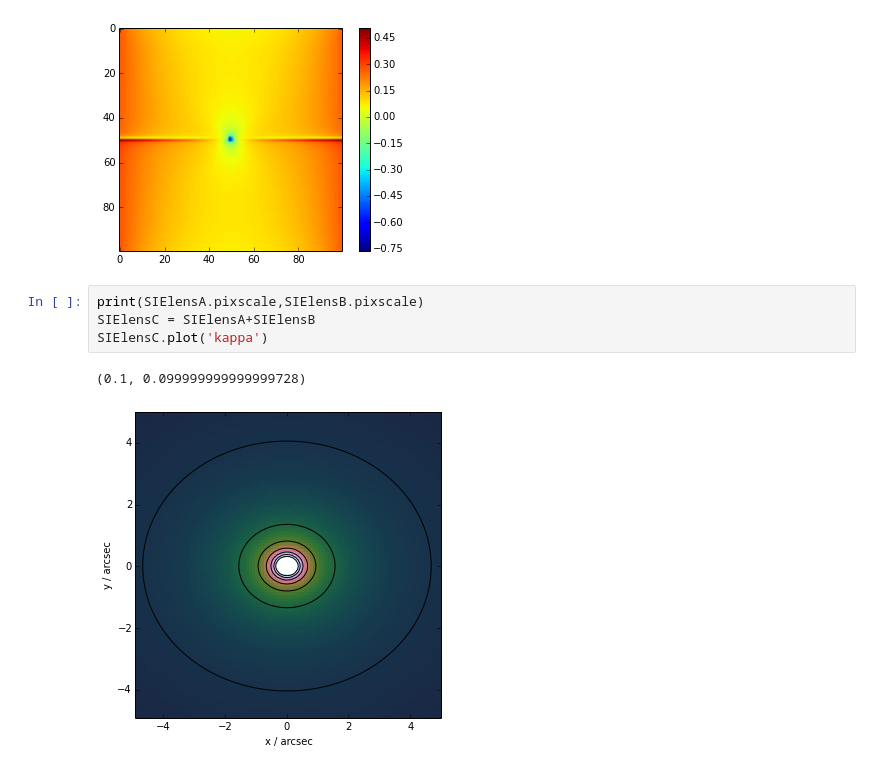
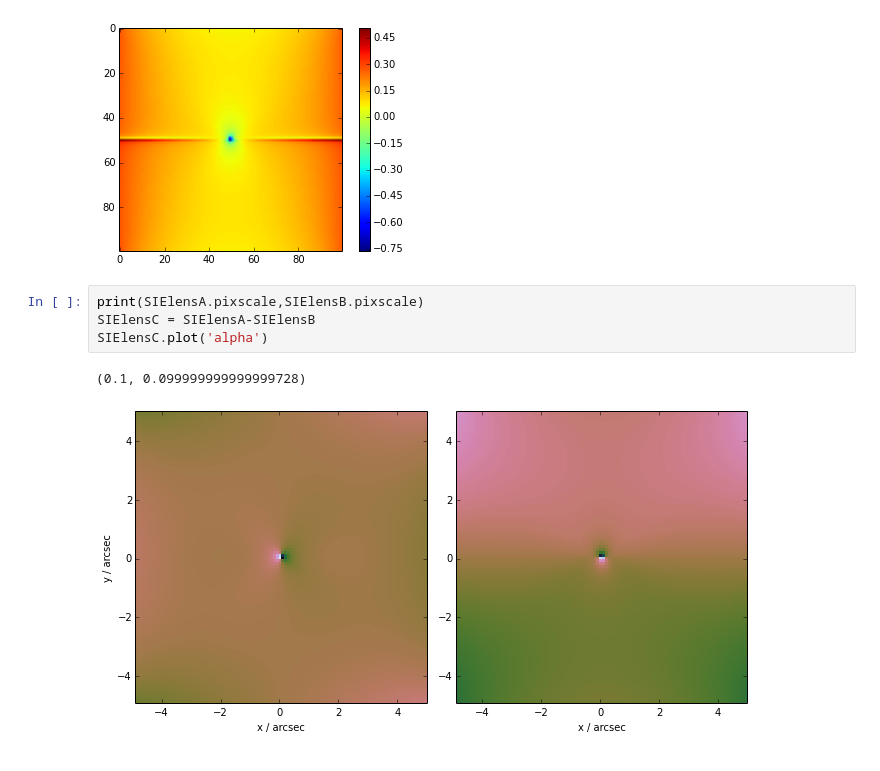
Before and after one commit to wmorning/EvilLens, a Jupyter notebook: DeflectionTest.ipynb, the cells around one changed output. Cells and saved outputs as stored; diff of their text form.

```diff
--- a/DeflectionTest.ipynb
+++ b/DeflectionTest.ipynb
@@ -50,10 +52,10 @@ plt.colorbar()
 [figure]
 # %%
 print(SIElensA.pixscale,SIElensB.pixscale)
-SIElensC = SIElensA+SIElensB
-SIElensC.plot('kappa')
+SIElensC = SIElensA-SIElensB
+SIElensC.plot('alpha')
 # %% [output]
 (0.1, 0.099999999999999728)
-[figure, old version]
+[figure, new version]
 # %%
 # %% [output]
```
Also changed, not shown: parts of 5 cells of this notebook, 3 other files.
